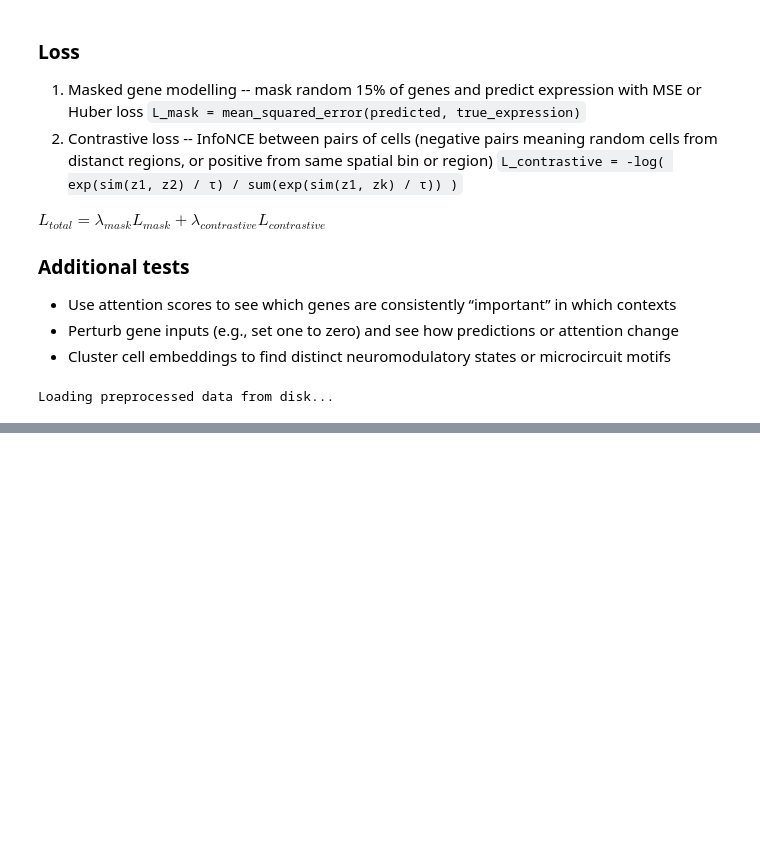
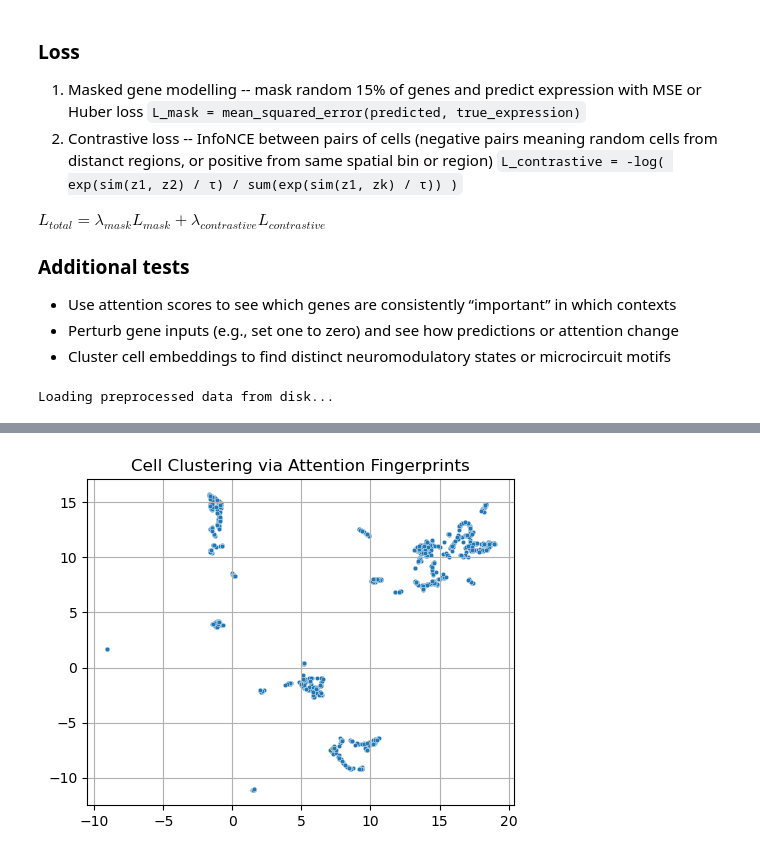
Before and after one commit to btromm/genetic-transformer, a Jupyter notebook: analysis_transformer.ipynb, the cells around one changed output, grey strips where cells are left out. Drawn from its saved outputs; the diff is of its cells as text; code cells hidden in the pictures; blank space fills up the shorter version.

```diff
--- a/analysis_transformer.ipynb
+++ b/analysis_transformer.ipynb
@@ -506,0 +504,37 @@ attn_tensor = torch.cat(attn_all, dim=1)  # (L, N, H, T, T)
+# %%
+def compute_attention_fingerprints(attn_weights):
+    """
+    Computes attention-based fingerprints for each cell.
+
+    Args:
+        attn_weights: Tensor of shape (C, H, T, T)
+
+    Returns:
+        attn_fingerprints: Tensor of shape (C, 2T)
+            For each cell: [outgoing_attention, incoming_attention]
+    """
+    # Average over heads → (C, T, T)
+    attn_mean = attn_weights.mean(dim=1)
+
+    # Sum across rows and columns to get gene-level summaries
+    outgoing = attn_mean.sum(dim=2)  # (C, T) — genes paying attention
+    incoming = attn_mean.sum(dim=1)  # (C, T) — genes being attended to
+
+    # Concatenate for fingerprint → (C, 2T)
+    fingerprints = torch.cat([outgoing, incoming], dim=1)
+    return fingerprints
+
+with torch.no_grad():
+    attn_weights = model(gene_ids, expr, return_attention=True)
+    fingerprints = compute_attention_fingerprints(attn_weights)
+    fingerprints_np = fingerprints.cpu().numpy()
+    reduced = umap.UMAP().fit_transform(fingerprints_np)
+
+    plt.figure(figsize=(5, 4))
+    sns.scatterplot(x=reduced[:, 0], y=reduced[:, 1], s=10)
+    plt.title("Cell Clustering via Attention Fingerprints")
+    plt.grid(True)
+    plt.tight_layout()
+    plt.show()
+# %% [output]
+[figure, added]
```
Also changed, not shown: parts of 4 cells of this notebook.
